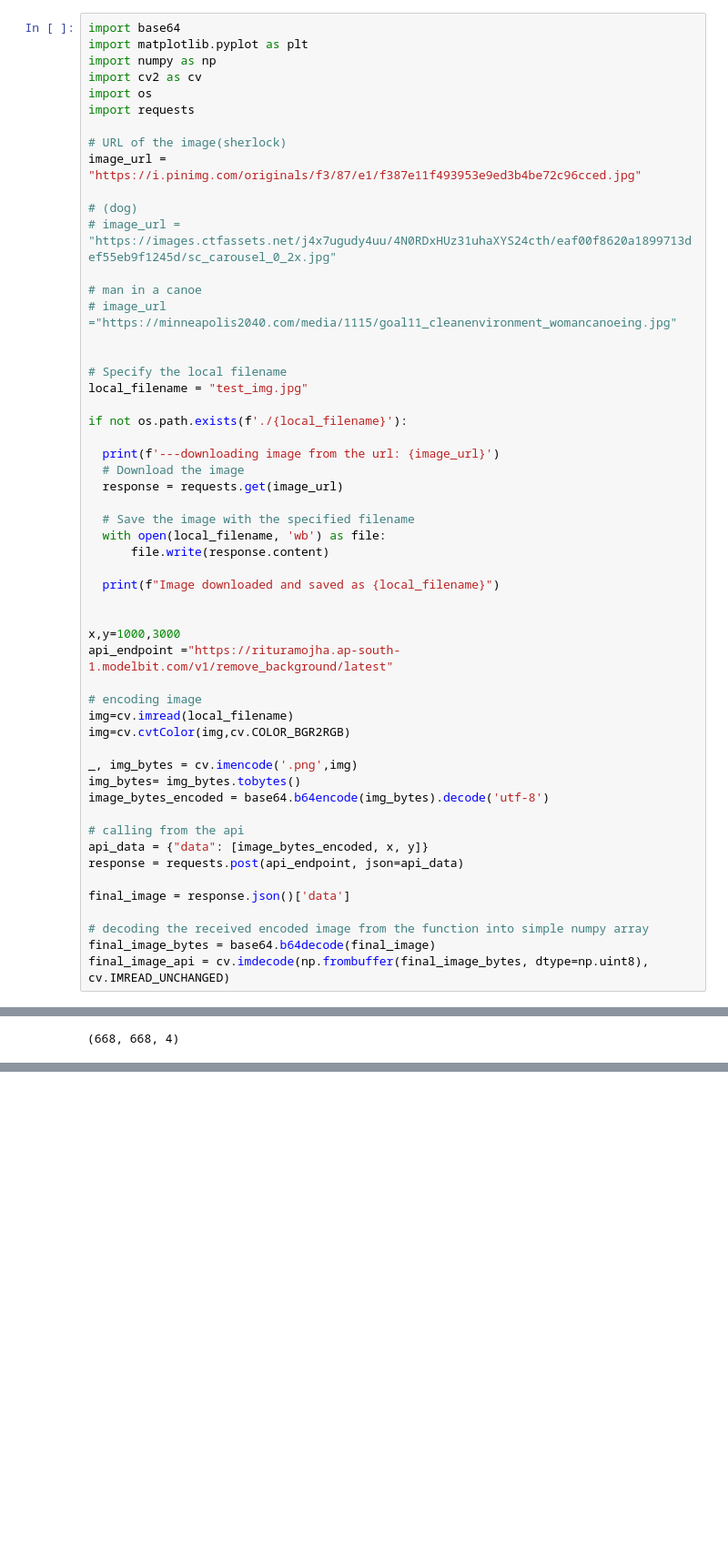
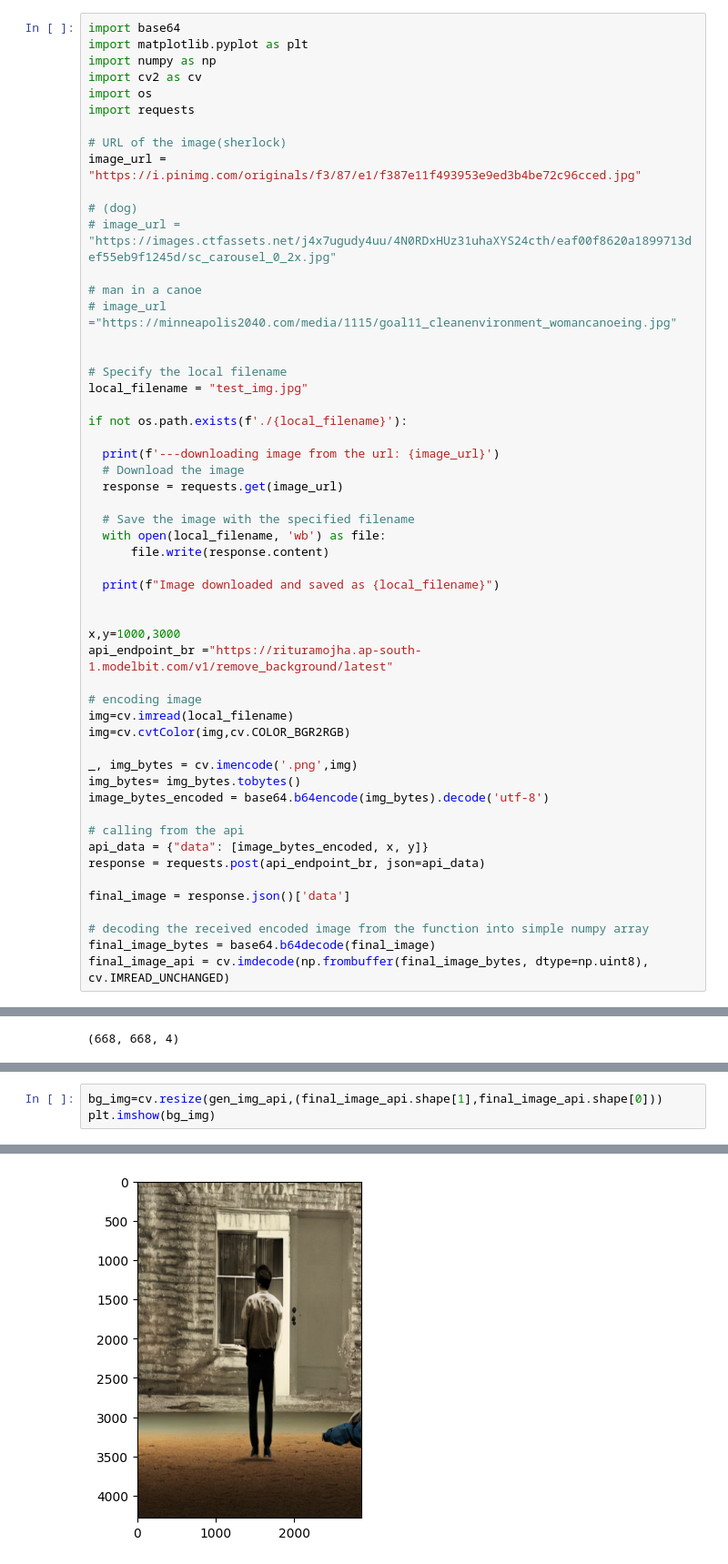
Before and after one commit to Bikash9841/Image_Background_Replacer, a Jupyter notebook: ImageBackgroundReplacement_usingSAM.ipynb, the cells around one changed output, grey strips where cells are left out. Shown at 91% size. Saved outputs shown, nothing was run; the diff lists cells and outputs as text; blank space fills up the shorter version.

```diff
--- a/ImageBackgroundReplacement_usingSAM.ipynb
+++ b/ImageBackgroundReplacement_usingSAM.ipynb
@@ -257,7 +261,7 @@ if not os.path.exists(f'./{local_filename}'):
 
 
 x,y=1000,3000
-api_endpoint ="https://rituramojha.ap-south-1.modelbit.com/v1/remove_background/latest"
+api_endpoint_br ="https://rituramojha.ap-south-1.modelbit.com/v1/remove_background/latest"
 
 # encoding image
 img=cv.imread(local_filename)
@@ -269,7 +273,7 @@ image_bytes_encoded = base64.b64encode(img_bytes).decode('utf-8')
 
 # calling from the api
 api_data = {"data": [image_bytes_encoded, x, y]}
-response = requests.post(api_endpoint, json=api_data)
+response = requests.post(api_endpoint_br, json=api_data)
 
 final_image = response.json()['data']
 
@@ -345,0 +384,4 @@ print(n.shape)
+# %%
+bg_img=cv.resize(gen_img_api,(final_image_api.shape[1],final_image_api.shape[0]))
+plt.imshow(bg_img)
+# %% [output]
@@ -345,0 +389 @@ print(n.shape)
+[figure, added]
```
Also changed, not shown: parts of 11 cells of this notebook.
